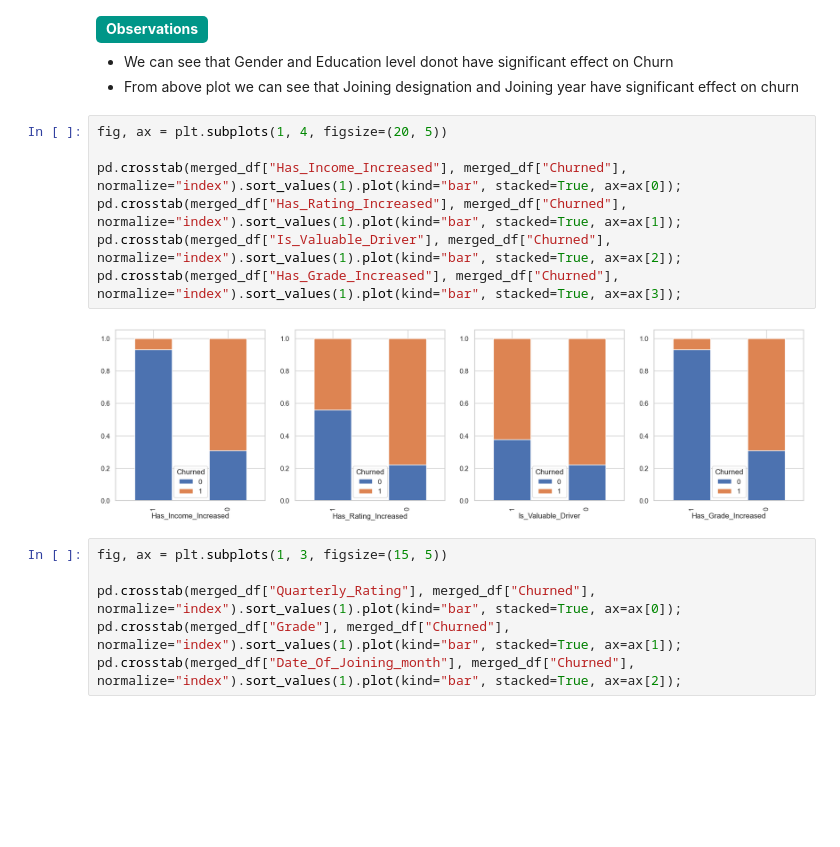
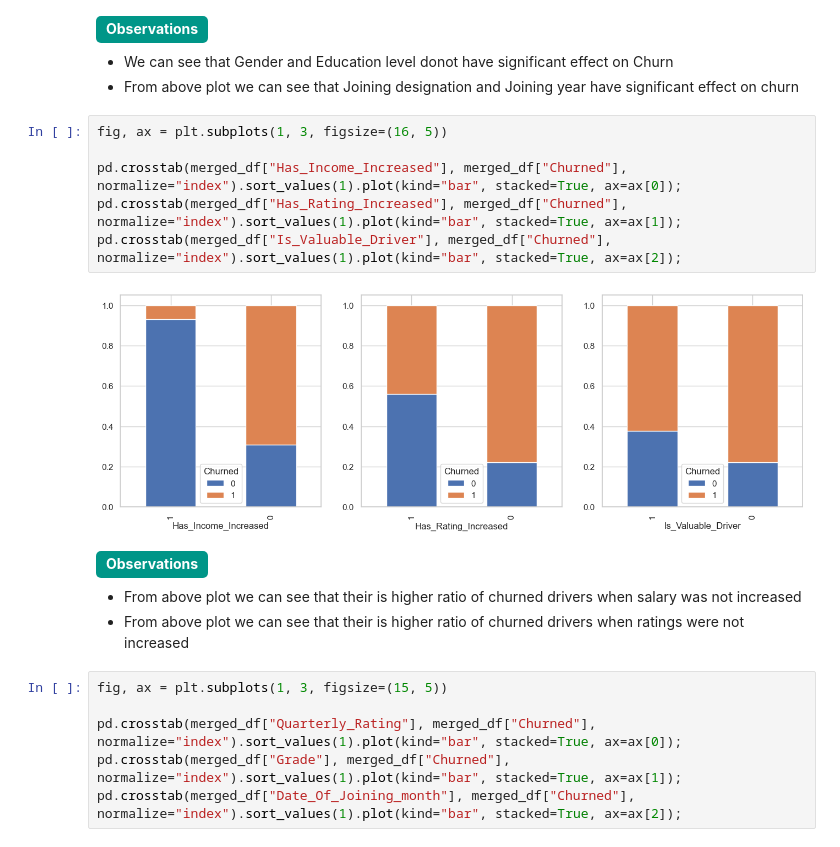
Before and after one commit to gautamnaik1994/OLA-Driver-Churn-ML-CaseStudy, a Jupyter notebook: CaseStudy.ipynb, the cells around one changed output. Cells and saved outputs as stored; diff of their text form; blank space fills up the shorter version.

```diff
--- a/CaseStudy.ipynb
+++ b/CaseStudy.ipynb
@@ -777,14 +797,17 @@ pd.crosstab(merged_df["Date_Of_Joining_year"], merged_df["Churned"],  normalize=
 - We can see that Gender and Education level donot have significant effect on Churn
 - From above plot we can see that Joining designation and Joining year have significant effect on churn
 # %%
-fig, ax = plt.subplots(1, 4, figsize=(20, 5))
+fig, ax = plt.subplots(1, 3, figsize=(16, 5))
 
 pd.crosstab(merged_df["Has_Income_Increased"], merged_df["Churned"],  normalize="index").sort_values(1).plot(kind="bar", stacked=True, ax=ax[0]);
 pd.crosstab(merged_df["Has_Rating_Increased"], merged_df["Churned"],  normalize="index").sort_values(1).plot(kind="bar", stacked=True, ax=ax[1]);
 pd.crosstab(merged_df["Is_Valuable_Driver"], merged_df["Churned"],  normalize="index").sort_values(1).plot(kind="bar", stacked=True, ax=ax[2]);
-pd.crosstab(merged_df["Has_Grade_Increased"], merged_df["Churned"],  normalize="index").sort_values(1).plot(kind="bar", stacked=True, ax=ax[3]);
 # %% [output]
-[figure, old version]
+[figure, new version]
+# %% [markdown]
+<b style='padding: 4px 10px 6px 10px;border-radius: 5px;background: #009688;color: #fff;display: inline-block;'>Observations</b>
+- From above plot we can see that their is higher ratio of churned drivers when salary was not increased
+- From above plot we can see that their is higher ratio of churned drivers when ratings were not increased
 # %%
 fig, ax = plt.subplots(1, 3, figsize=(15, 5))
 
```
Also changed, not shown: parts of 46 cells of this notebook, 2 other files.
